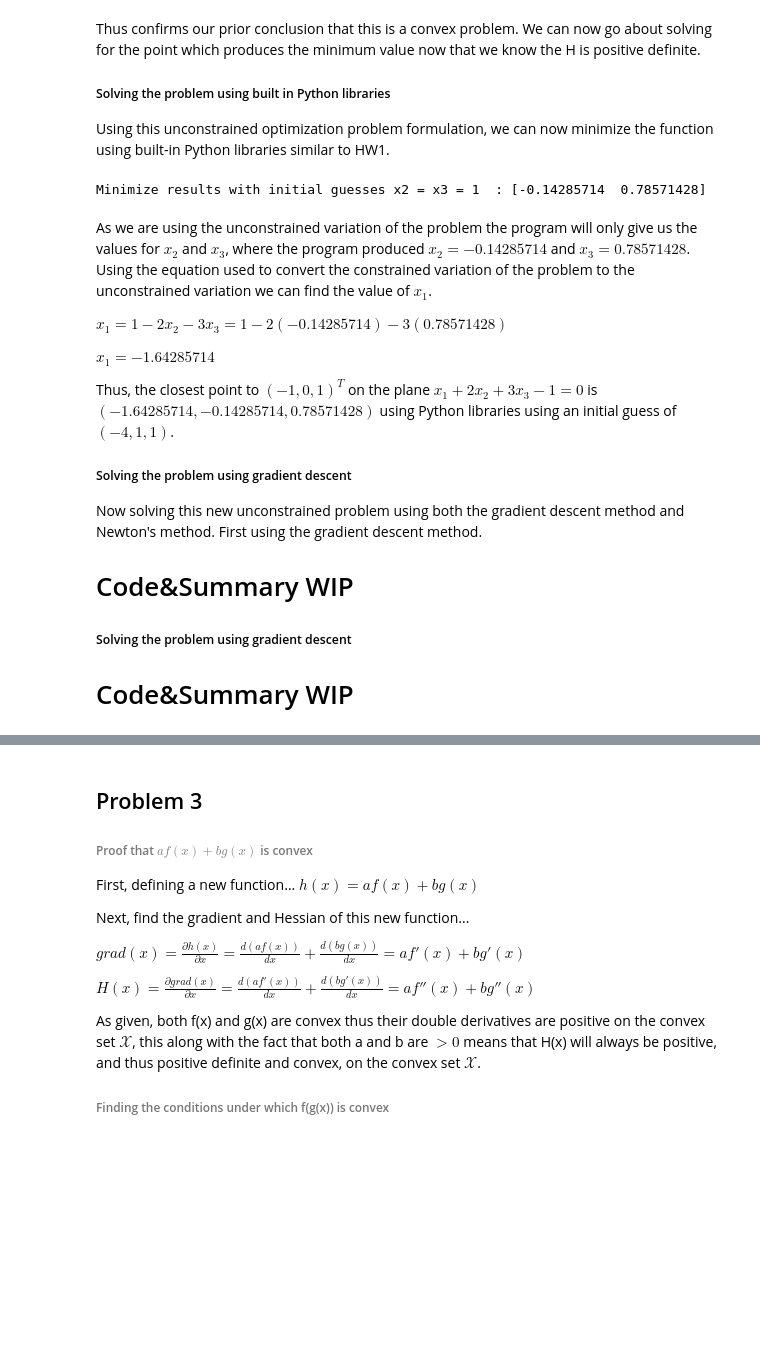
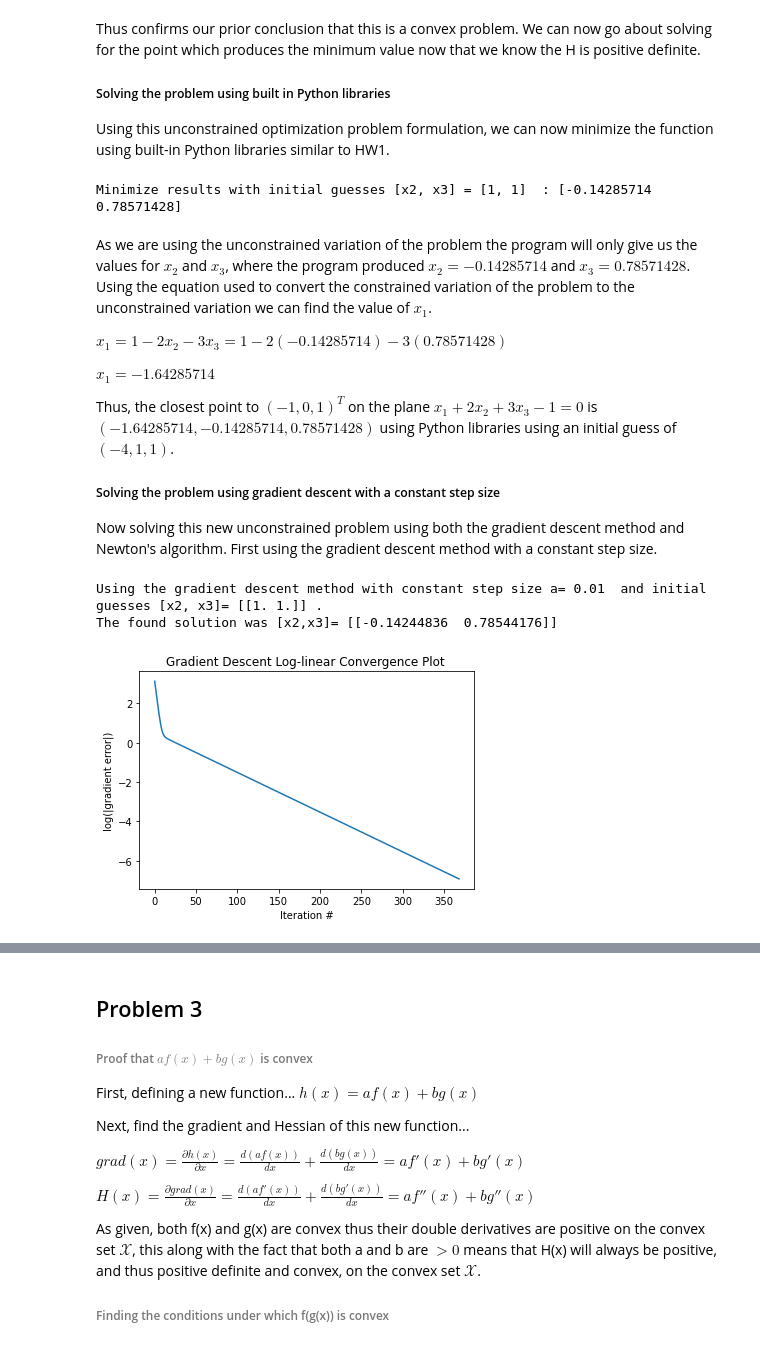
Before and after one commit to Ssjacks7/DesignOptimization2021Fall, a Jupyter notebook: HomeworkSolutions/Homework2/HW2Notebook.ipynb, the cells around one changed output, grey strips where cells are left out. Drawn from its saved outputs; the diff is of its cells as text; code cells hidden in the pictures; blank space fills up the shorter version.

Commit message:
Finishing the code of Problem 2.

```diff
--- a/HomeworkSolutions/Homework2/HW2Notebook.ipynb
+++ b/HomeworkSolutions/Homework2/HW2Notebook.ipynb
@@ -100,9 +103,9 @@ x0 = (1, 1)
 res = minimize(givenfun, x0, method='SLSQP')
 
 # Printing out the minimize results using the different initial guesses
-print('Minimize results with initial guesses x2 = x3 = 1  :', res.x)
+print('Minimize results with initial guesses [x2, x3] = [1, 1]  :', res.x)
 # %% [output]
-Minimize results with initial guesses x2 = x3 = 1  : [-0.14285714  0.78571428]
+Minimize results with initial guesses [x2, x3] = [1, 1]  : [-0.14285714  0.78571428]
 # %% [markdown]
 As we are using the unconstrained variation of the problem the program will only give us the values for $x_2$ and $x_3$, where the program produced $x_2=-0.14285714$ and $x_3=0.78571428$. Using the equation used to convert the constrained variation of the problem to the unconstrained variation we can find the value of $x_1$.
 
@@ -112,11 +115,38 @@ $x_1=-1.64285714$
 
 Thus, the closest point to $(-1,0,1)^T$ on the plane $x_1+2x_2+3x_3-1=0$ is $(-1.64285714,-0.14285714,0.78571428)$ using Python libraries using an initial guess of $(-4,1,1)$.
 
-##### Solving the problem using gradient descent
+##### Solving the problem using gradient descent with a constant step size
 
-Now solving this new unconstrained problem using both the gradient descent method and Newton's method. First using the gradient descent method.
-# Code&Summary WIP
-
-##### Solving the problem using gradient descent
-
-# Code&Summary WIP
+Now solving this new unconstrained problem using both the gradient descent method and Newton's algorithm. First using the gradient descent method with a constant step size.
+# %%
+# Note: x2=x[0] and x3=x[1] in this code
+obj = lambda x: (5 * x[0] **2 + 12 * x[0] * x[1] - 8 * x[0] + 10 * x[1] **2 - 14 * x[1] + 5)
+grad = lambda x: np.array([10 * x[0] + 12 * x[1] - 8,12 * x[0] + 20 * x[1] - 14]) # gradient computed previously
+eps = 1e-3  # termination criterion
+x0 = np.array([[1.], [1.]])  # initial guess, same as used in solving w/ Python libraries
+k = 0  # counter
+soln = [x0]  # use an array(of arrays) to store the search steps
+x = soln[k]  # start with the initial guess
+error = np.linalg.norm(grad(x))  # compute the initial error.
+errorsoln = [error] # use of array to store error
+
+a = 0.01  # set a fixed step size (no line search used in this case)
+
+while error >= eps:  # keep searching while gradient norm is larger than eps
+    k = k + 1 # counts the counter
+    x = x - a * grad(x) # moves x down the gradient proportional to the step size (gradient descent)
+    soln.append(x) # updates solution array
+    error = np.linalg.norm(grad(x)) # recomputes gradient error at updated x
+    errorsoln.append(error) # updates error array
+
+plt.plot(np.linspace(0,k,k+1),np.log(errorsoln))
+plt.title('Gradient Descent Log-linear Convergence Plot ')
+plt.xlabel('Iteration #')
+plt.ylabel('log(|gradient error|)')
+
+print('Using the gradient descent method with constant step size a=', a,' and initial guesses [x2, x3]=',x0.T,'.')
+print( 'The found solution was [x2,x3]=',soln[k].T) #prints the final iteration of the solution
+# %% [output]
+Using the gradient descent method with constant step size a= 0.01  and initial guesses [x2, x3]= [[1. 1.]] .
+The found solution was [x2,x3]= [[-0.14244836  0.78544176]]
+[figure, added]
```
Also changed, not shown: parts of 8 cells of this notebook.
